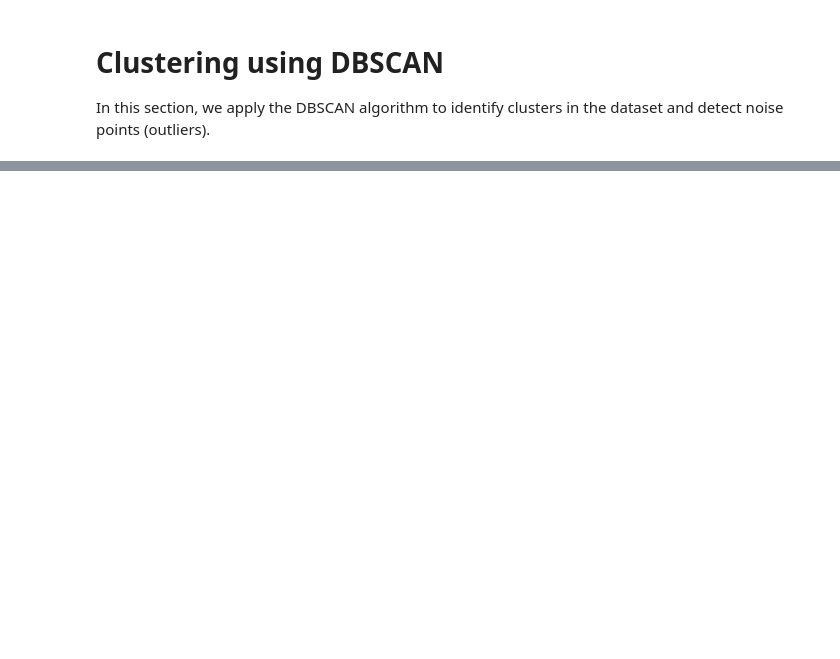
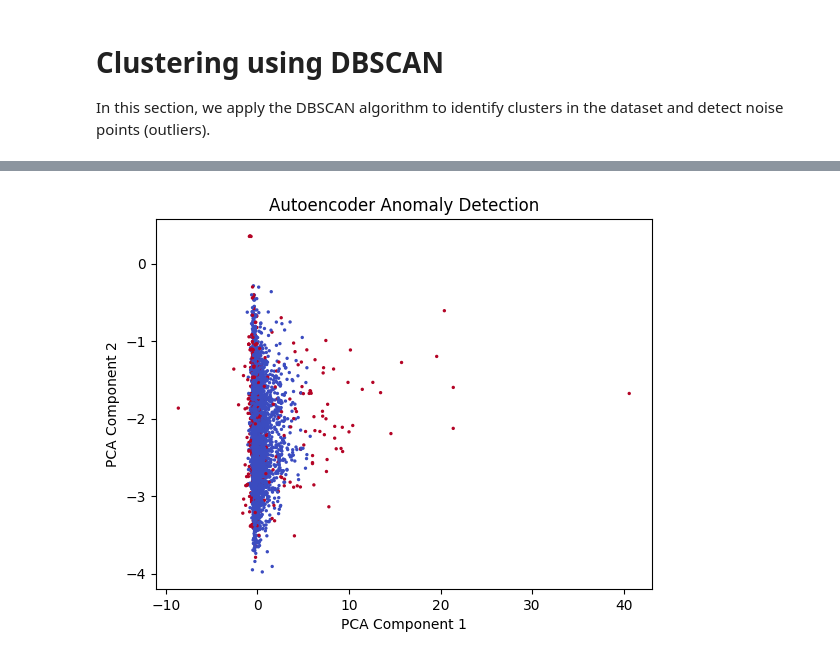
Before and after one commit to laramalkawi81-ops/ML-Anomaly-Detection, a Jupyter notebook: Untitled30.ipynb, the cells around one changed output, grey strips where cells are left out. Drawn from its saved outputs; the diff is of its cells as text; code cells hidden in the pictures; blank space fills up the shorter version.

```diff
--- a/Untitled30.ipynb
+++ b/Untitled30.ipynb
@@ -161,0 +352,13 @@ db_labels = dbscan.fit_predict(X_scaled)
+# %%
+reconstructions = autoencoder.predict(X_sample)
+
+
+mse = np.mean(np.power(X_sample - reconstructions, 2), axis=1)
+
+
+threshold = np.percentile(mse, 95)
+
+
+ae_labels = (mse > threshold).astype(int)
+
+print("Anomalies detected:", np.sum(ae_labels))
@@ -161,0 +368,11 @@ db_labels = dbscan.fit_predict(X_scaled)
+# %%
+plt.scatter(X_pca[:sample_size,0], X_pca[:sample_size,1],
+            c=ae_labels, cmap='coolwarm', s=2)
+
+plt.title('Autoencoder Anomaly Detection')
+plt.xlabel('PCA Component 1')
+plt.ylabel('PCA Component 2')
+
+plt.show()
+# %% [output]
+[figure, added]
```
Also changed, not shown: parts of 30 cells of this notebook.
